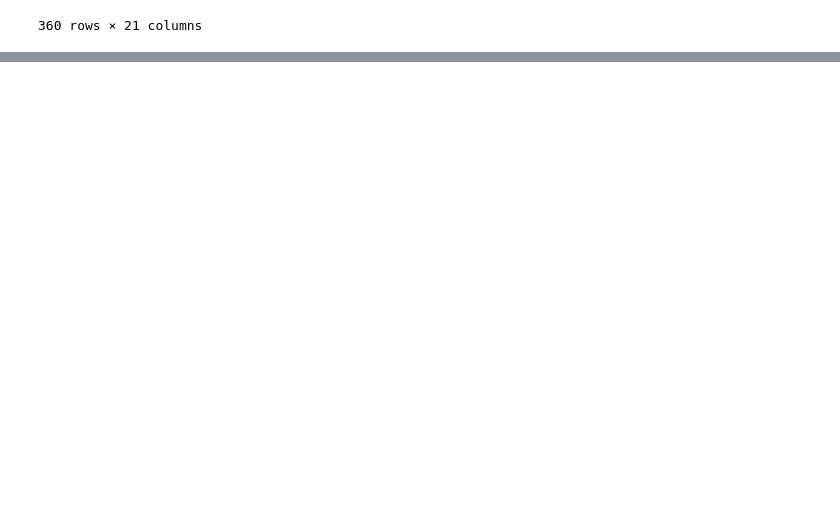
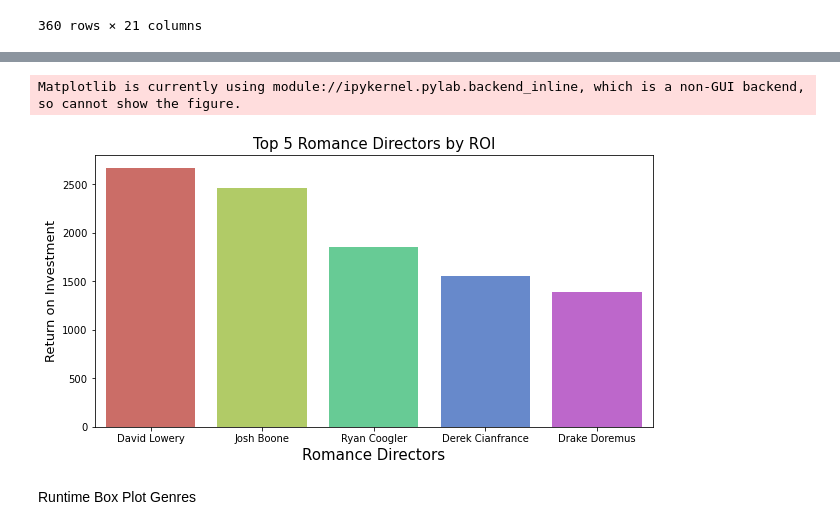
Before and after one commit to JalilSarwari/Trystan_Jalil_phase1_project, a Jupyter notebook: Trystan_Work/IMDB Sequel Database Work.ipynb, the cells around one changed output, grey strips where cells are left out. Saved outputs shown, nothing was run; the diff lists cells and outputs as text; code cells hidden in the pictures; blank space fills up the shorter version.

```diff
--- a/Trystan_Work/IMDB Sequel Database Work.ipynb
+++ b/Trystan_Work/IMDB Sequel Database Work.ipynb
@@ -440,0 +449,15 @@ TypeError: boxplot() got multiple values for argument 'data'
+# %%
+thriller = df_master.set_index('genres').filter(regex='Thriller', axis=0)
+thriller.reset_index(inplace = True)
+thriller_dir = thriller.set_index('primary_profession').filter(regex='director', axis=0)
+thriller_dir = thriller_dir.sort_values(by=['roi'], ascending = False)
+thriller_dir.reset_index(inplace = True)
+
+thriller_dir = thriller_dir.drop(index=1)
+thriller_dir = thriller_dir.drop(index=2)
+thriller_dir = thriller_dir.drop(index=3)
+thriller_dir = thriller_dir.drop(index=4)
+thriller_dir.reset_index(inplace = True)
+thriller_dir.drop('index', inplace=True, axis=1)
+
+thriller_dir.head()
@@ -440,0 +510,17 @@ TypeError: boxplot() got multiple values for argument 'data'
+# %%
+romance = df_master.set_index('genres').filter(regex='Romance', axis=0)
+romance.reset_index(inplace = True)
+romance_dir = romance.set_index('primary_profession').filter(regex='director', axis=0)
+romance_dir = romance_dir.sort_values(by=['roi'], ascending = False)
+romance_dir.reset_index(inplace = True)
+
+#Clean data entries where different movies of the same title were joined
+romance_dir = romance_dir.drop(index=0)
+romance_dir = romance_dir.drop(index=1)
+romance_dir = romance_dir.drop(index=2)
+romance_dir = romance_dir.drop(index=3)
+romance_dir = romance_dir.drop(index=5)
+romance_dir = romance_dir.drop(index=6)
+romance_dir = romance_dir.drop(index=8)
+romance_dir.reset_index(inplace = True)
+romance_dir.drop('index', inplace=True, axis=1)
@@ -440,0 +575,16 @@ TypeError: boxplot() got multiple values for argument 'data'
+# %%
+romance_dir_sub = romance_dir.head(5)
+
+fig, ax = plt.subplots(figsize = (10,5))
+sns.barplot(x = 'primary_name', y = 'roi', palette = 'hls', data = romance_dir_sub)
+ax.set_title('Top 5 Romance Directors by ROI', size=15)
+ax.set_xlabel('Romance Directors', size=15)
+ax.set_ylabel('Return on Investment', size=13)
+
+fig.show()
+fig.savefig('romance_directors_real.png')
+# %% [output]
+Matplotlib is currently using module://ipykernel.pylab.backend_inline, which is a non-GUI backend, so cannot show the figure.
+[figure, added]
+# %% [markdown]
+Runtime Box Plot Genres
```
Also changed, not shown: parts of 25 cells of this notebook, 10 other files.
